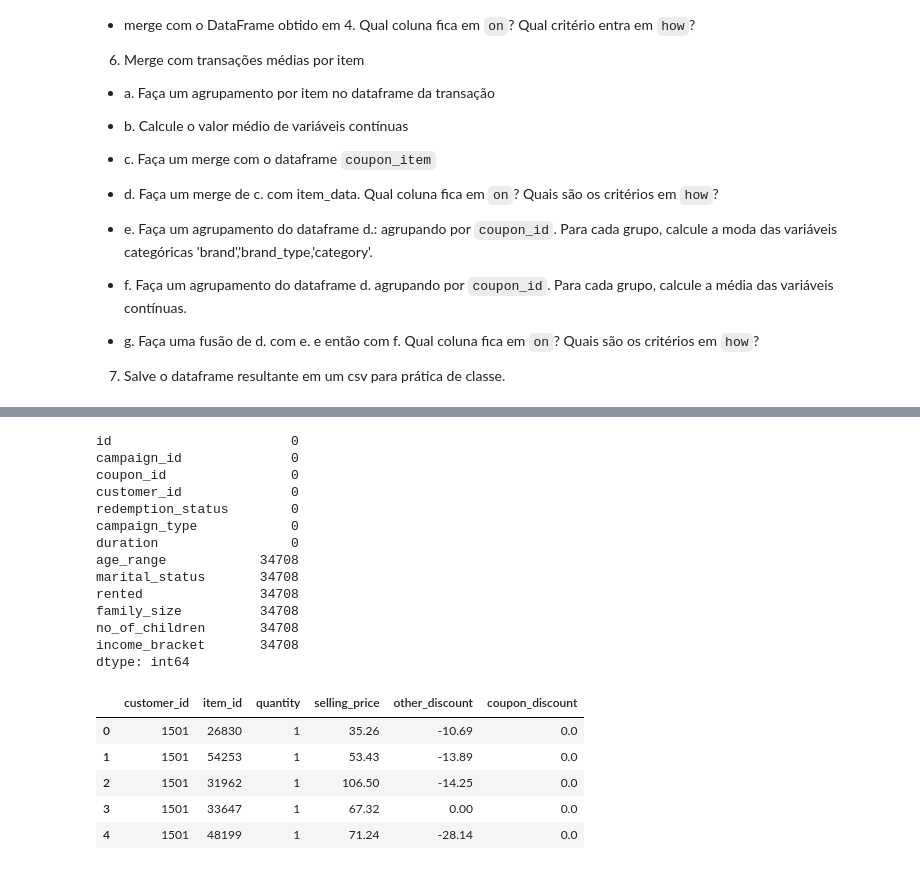
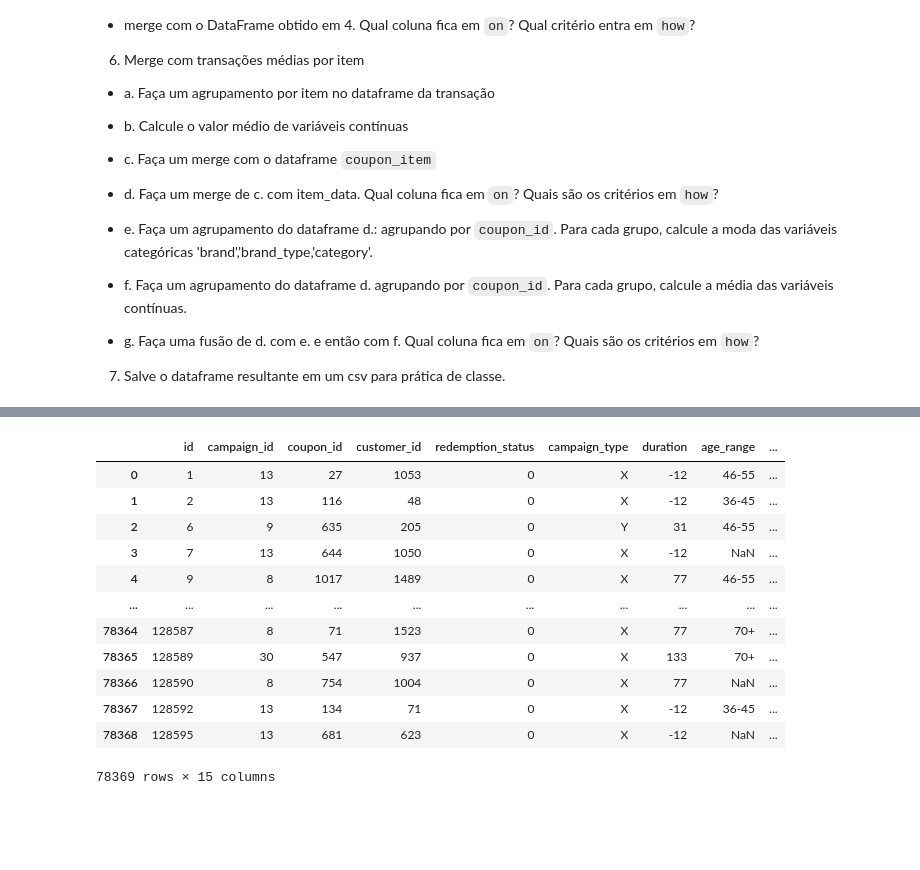
Before and after one commit to levyvix/ada_tech_numpy_pandas, a Jupyter notebook: pandas/notebooks/ADA_TECH_11_pandas_enunciado_exercicio_4.ipynb, the cells around one changed output, grey strips where cells are left out. Drawn from its saved outputs; the diff is of its cells as text; code cells hidden in the pictures; blank space fills up the shorter version.

```diff
--- a/pandas/notebooks/ADA_TECH_11_pandas_enunciado_exercicio_4.ipynb
+++ b/pandas/notebooks/ADA_TECH_11_pandas_enunciado_exercicio_4.ipynb
@@ -216,13 +202,10 @@ end_date         0
 dtype: int64
 # %%
 campaign_data = (
-	campaign_data
-	.assign(
-		start_date = pd.to_datetime(campaign_data['start_date']),
-		end_date = pd.to_datetime(campaign_data['end_date']),
-	)
-	.assign(
-		duration = lambda d: (d['end_date'] - d['start_date']).dt.days
-	)
-	.drop(columns=['start_date', 'end_date'])
+    campaign_data.assign(
+        start_date=pd.to_datetime(campaign_data["start_date"]),
+        end_date=pd.to_datetime(campaign_data["end_date"]),
+    )
+    .assign(duration=lambda d: (d["end_date"] - d["start_date"]).dt.days)
+    .drop(columns=["start_date", "end_date"])
 )
@@ -282,0 +268,5 @@ campaign_data.head()
+# %%
+trans_media_assunto = trans.groupby("customer_id", as_index=False).agg(
+    selling_price=("selling_price", "mean"),
+    quantity=("quantity", "mean"),
+)
@@ -283,30 +291,20 @@ campaign_data.head()
 # %%
 (
-    train
-    .merge(campaign_data, on='campaign_id', how='left')
-	.merge(cust_dem_clean, on='customer_id', how='left')
-).isna().sum()
+    train.merge(campaign_data, on="campaign_id", how="left")
+    .merge(cust_dem, on="customer_id", how="left")
+    .merge(trans_media_assunto, on="customer_id", how="left")
+)
 # %% [output]
+|  | id | campaign_id | coupon_id | customer_id | redemption_status | campaign_type | duration | age_range | ... |
+| 0 | 1 | 13 | 27 | 1053 | 0 | X | -12 | 46-55 | ... |
+| 1 | 2 | 13 | 116 | 48 | 0 | X | -12 | 36-45 | ... |
+| 2 | 6 | 9 | 635 | 205 | 0 | Y | 31 | 46-55 | ... |
+| 3 | 7 | 13 | 644 | 1050 | 0 | X | -12 | NaN | ... |
+| 4 | 9 | 8 | 1017 | 1489 | 0 | X | 77 | 46-55 | ... |
+| ... | ... | ... | ... | ... | ... | ... | ... | ... | ... |
+| 78364 | 128587 | 8 | 71 | 1523 | 0 | X | 77 | 70+ | ... |
+| 78365 | 128589 | 30 | 547 | 937 | 0 | X | 133 | 70+ | ... |
+| 78366 | 128590 | 8 | 754 | 1004 | 0 | X | 77 | NaN | ... |
+| 78367 | 128592 | 13 | 134 | 71 | 0 | X | -12 | 36-45 | ... |
+| 78368 | 128595 | 13 | 681 | 623 | 0 | X | -12 | NaN | ... |
-id                       0
-campaign_id              0
-coupon_id                0
-customer_id              0
-redemption_status        0
-campaign_type            0
-duration                 0
-age_range            34708
-marital_status       34708
-rented               34708
-family_size          34708
-no_of_children       34708
-income_bracket       34708
-dtype: int64
+78369 rows × 15 columns
-# %%
-trans.head()
-# %% [output]
-|  | customer_id | item_id | quantity | selling_price | other_discount | coupon_discount |
-| 0 | 1501 | 26830 | 1 | 35.26 | -10.69 | 0.0 |
-| 1 | 1501 | 54253 | 1 | 53.43 | -13.89 | 0.0 |
-| 2 | 1501 | 31962 | 1 | 106.50 | -14.25 | 0.0 |
-| 3 | 1501 | 33647 | 1 | 67.32 | 0.00 | 0.0 |
-| 4 | 1501 | 48199 | 1 | 71.24 | -28.14 | 0.0 |
```
Also changed, not shown: parts of 13 cells of this notebook, 5 other files.
